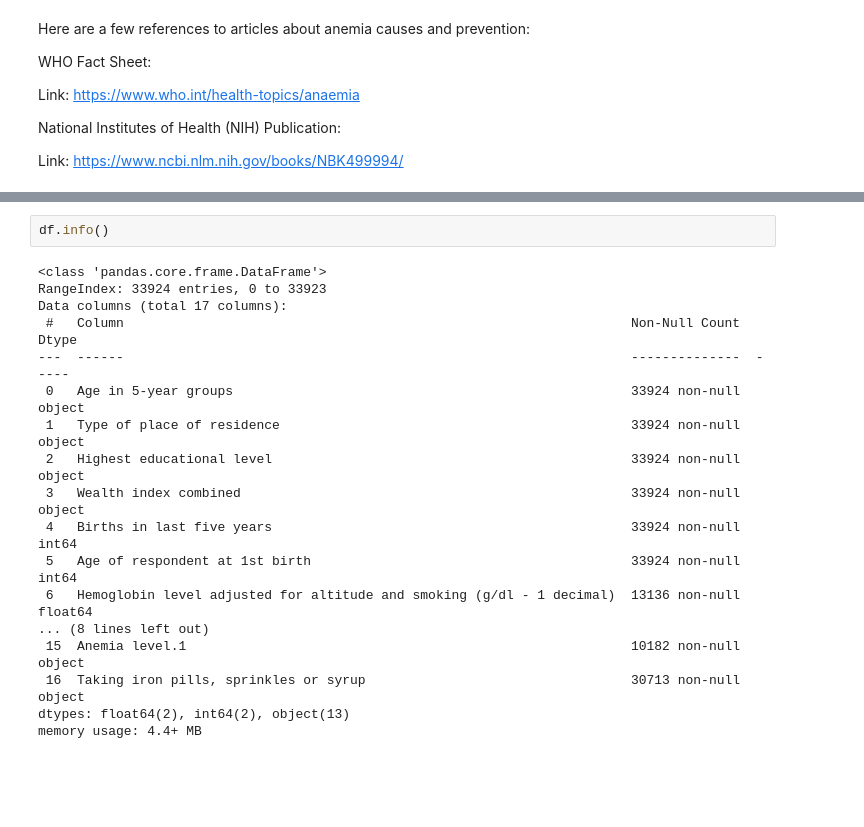
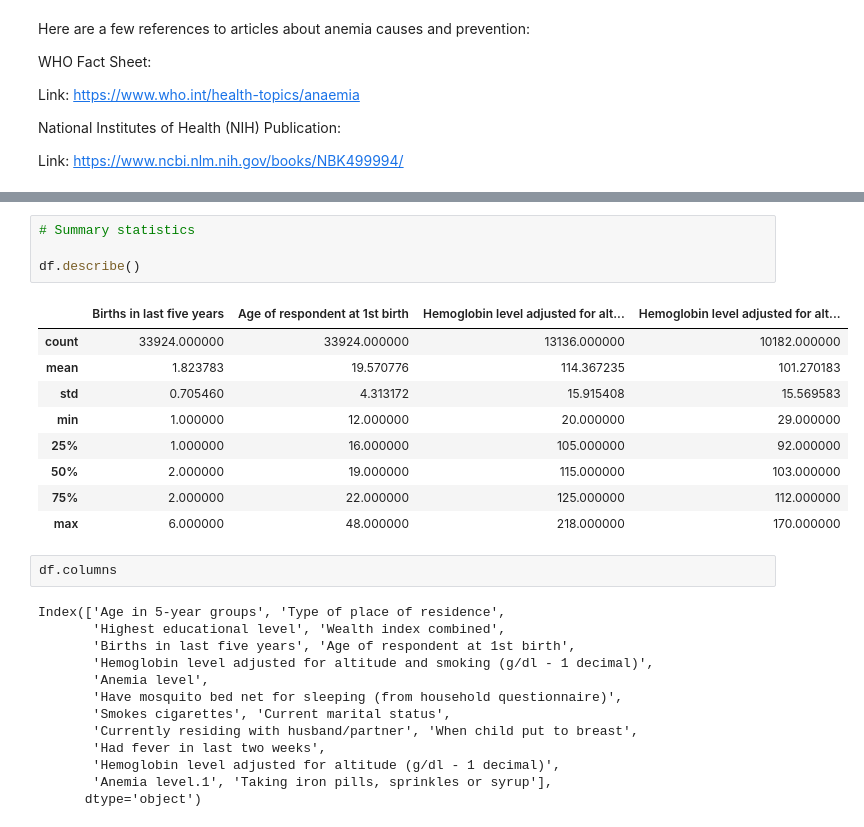
Before and after one commit to ruth-kitasi/Anemia-Level-Prediction-in-Children, a Jupyter notebook: notebooks/Agatha.ipynb, the cells around one changed output, grey strips where cells are left out. Saved outputs shown, nothing was run; the diff lists cells and outputs as text; blank space fills up the shorter version.

Commit message:
added exploratory and data cleaning

```diff
--- a/notebooks/Agatha.ipynb
+++ b/notebooks/Agatha.ipynb
@@ -56,20 +107,29 @@ df.head()
+# %%
+# Summary statistics
+
+df.describe()
+# %% [output]
+|  | Births in last five years | Age of respondent at 1st birth | Hemoglobin level adjusted for alt... | Hemoglobin level adjusted for alt... |
+| count | 33924.000000 | 33924.000000 | 13136.000000 | 10182.000000 |
+| mean | 1.823783 | 19.570776 | 114.367235 | 101.270183 |
+| std | 0.705460 | 4.313172 | 15.915408 | 15.569583 |
+| min | 1.000000 | 12.000000 | 20.000000 | 29.000000 |
+| 25% | 1.000000 | 16.000000 | 105.000000 | 92.000000 |
+| 50% | 2.000000 | 19.000000 | 115.000000 | 103.000000 |
+| 75% | 2.000000 | 22.000000 | 125.000000 | 112.000000 |
+| max | 6.000000 | 48.000000 | 218.000000 | 170.000000 |
 # %%
-df.info()
+df.columns
 # %% [output]
-<class 'pandas.core.frame.DataFrame'>
-RangeIndex: 33924 entries, 0 to 33923
-Data columns (total 17 columns):
- #   Column                                                                 Non-Null Count  Dtype
----  ------                                                                 --------------  -----
- 0   Age in 5-year groups                                                   33924 non-null  object
- 1   Type of place of residence                                             33924 non-null  object
- 2   Highest educational level                                              33924 non-null  object
- 3   Wealth index combined                                                  33924 non-null  object
- 4   Births in last five years                                              33924 non-null  int64
- 5   Age of respondent at 1st birth                                         33924 non-null  int64
- 6   Hemoglobin level adjusted for altitude and smoking (g/dl - 1 decimal)  13136 non-null  float64
-... (8 lines left out)
- 15  Anemia level.1                                                         10182 non-null  object
- 16  Taking iron pills, sprinkles or syrup                                  30713 non-null  object
-dtypes: float64(2), int64(2), object(13)
-memory usage: 4.4+ MB
+Index(['Age in 5-year groups', 'Type of place of residence',
+       'Highest educational level', 'Wealth index combined',
+       'Births in last five years', 'Age of respondent at 1st birth',
+       'Hemoglobin level adjusted for altitude and smoking (g/dl - 1 decimal)',
+       'Anemia level',
+       'Have mosquito bed net for sleeping (from household questionnaire)',
+       'Smokes cigarettes', 'Current marital status',
+       'Currently residing with husband/partner', 'When child put to breast',
+       'Had fever in last two weeks',
+       'Hemoglobin level adjusted for altitude (g/dl - 1 decimal)',
+       'Anemia level.1', 'Taking iron pills, sprinkles or syrup'],
+      dtype='object')
```
Also changed, not shown: parts of 27 cells of this notebook.
